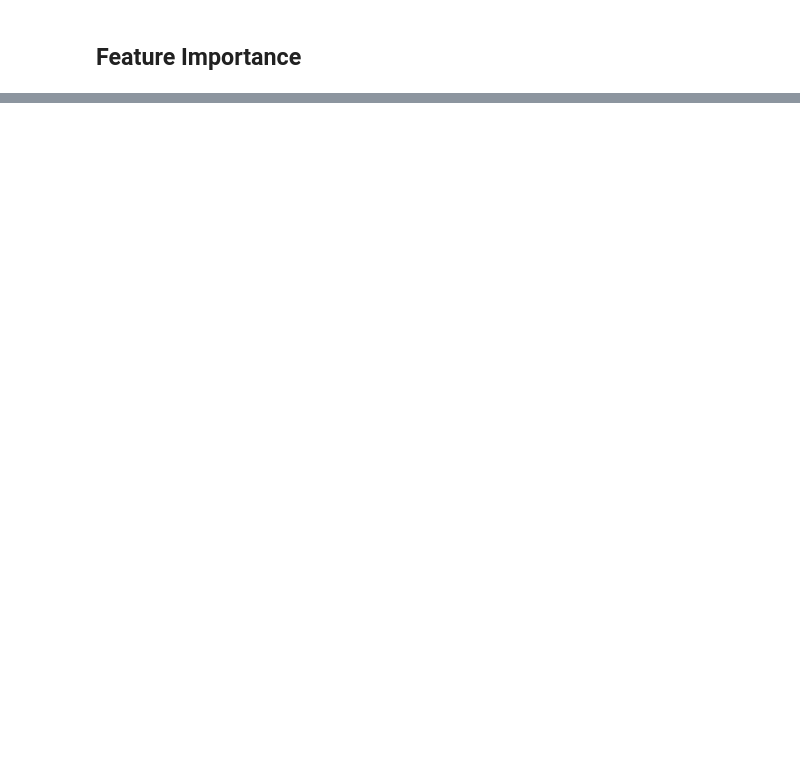
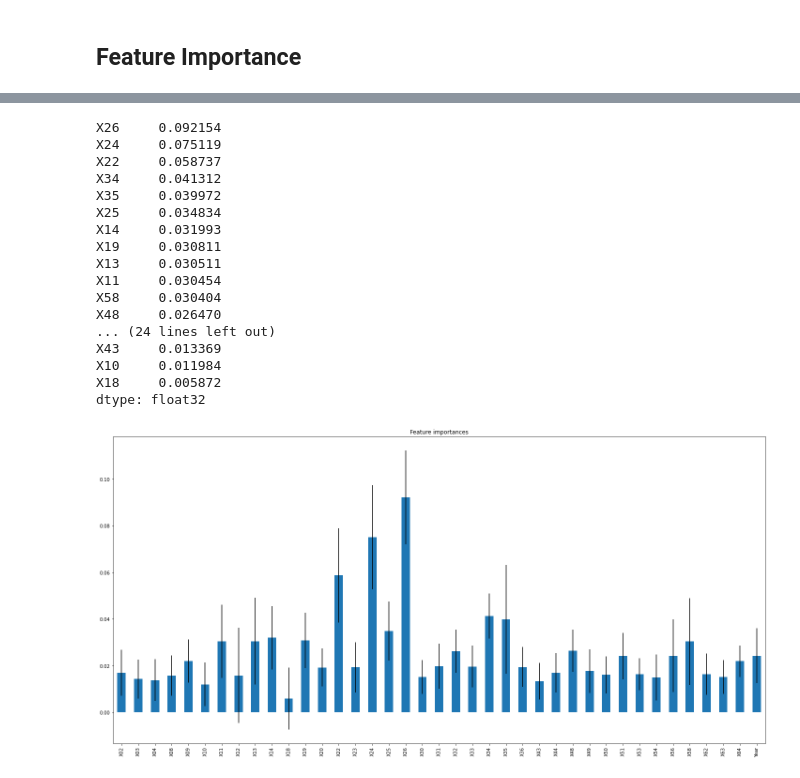
Before and after one commit to bill-fowler65/Springboard, a Jupyter notebook: Capstone Project 2/Code/polishbk-4.5modeling.ipynb, the cells around one changed output, grey strips where cells are left out. Cells and saved outputs as stored; diff of their text form; code cells hidden in the pictures; blank space fills up the shorter version.

```diff
--- a/Capstone Project 2/Code/polishbk-4.5modeling.ipynb
+++ b/Capstone Project 2/Code/polishbk-4.5modeling.ipynb
@@ -736,6 +780,6 @@ Number of Trees:  500
 # %%
 #run XGB using best parameters
-CV_xgb4=XGBClassifier(learning_rate= 0.1, max_depth = 7, n_estimators= 1000, min_child_weight = 3 ,use_label_encoder =False, eval_metric='logloss')
+CV_xgb4=XGBClassifier(learning_rate= 0.1, max_depth = 7, n_estimators= 1000, min_child_weight = 7 ,use_label_encoder =False, eval_metric='logloss')
 
 # fit random forest using best parameters
 CV_xgb4.fit(X_train_resamp, y_train_resamp.values.ravel())
@@ -1131,0 +1223,30 @@ CV_xgb6.plot_importance(classifier, ax=plt.gca())
+# %%
+importances3 = CV_xgb4.feature_importances_
+#std = np.std([tree.feature_importances_ for tree in CV_xgb6.estimators_], axis=0)
+
+forest_importances3 = pd.Series(importances3, index=feature_names)
+print (forest_importances3.sort_values(ascending=False))
+fig, ax = plt.subplots(1,1,figsize=(20,10) )
+forest_importances3.plot.bar(yerr=std, ax=ax)
+ax.set_title("Feature importances")
+#ax.set_ylabel("Mean decrease in impurity")
+fig.tight_layout()
+# %% [output]
+X26     0.092154
+X24     0.075119
+X22     0.058737
+X34     0.041312
+X35     0.039972
+X25     0.034834
+X14     0.031993
+X19     0.030811
+X13     0.030511
+X11     0.030454
+X58     0.030404
+X48     0.026470
+... (24 lines left out)
+X43     0.013369
+X10     0.011984
+X18     0.005872
+dtype: float32
+[figure, added]
```
Also changed, not shown: parts of 170 cells of this notebook.
